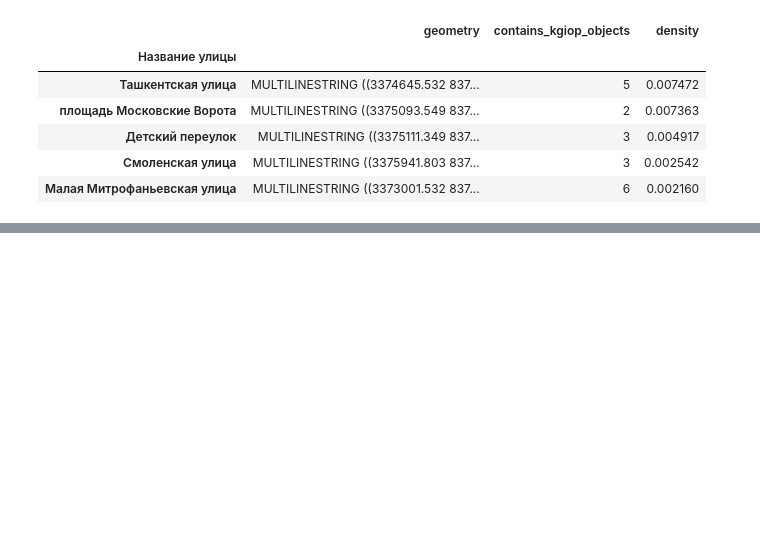
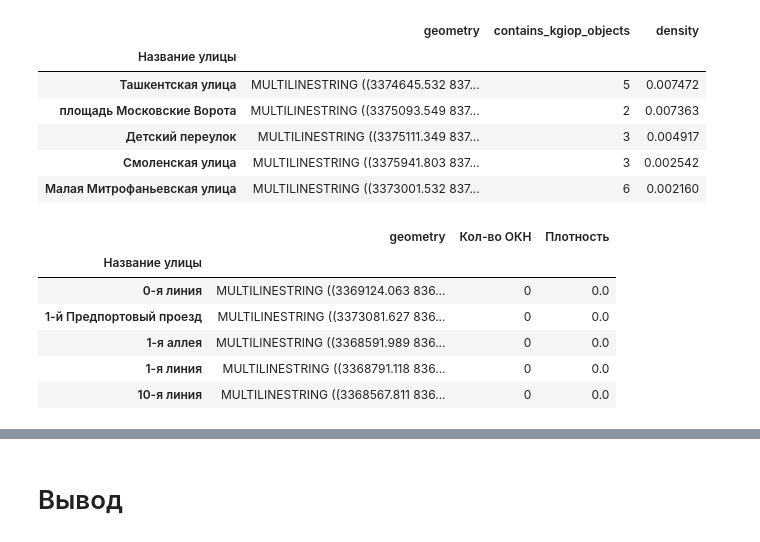
Before and after one commit to Nastpavlova/python-urban, a Jupyter notebook: Зачётное_задание.ipynb, the cells around one changed output, grey strips where cells are left out. Saved outputs shown, nothing was run; the diff lists cells and outputs as text; code cells hidden in the pictures; blank space fills up the shorter version.

```diff
--- a/Зачётное_задание.ipynb
+++ b/Зачётное_задание.ipynb
@@ -274,4 +284,16 @@ gdf_streets.nlargest(5, "density")
 | Детский переулок | MULTILINESTRING ((3375111.349 837... | 3 | 0.004917 |
 | Смоленская улица | MULTILINESTRING ((3375941.803 837... | 3 | 0.002542 |
 | Малая Митрофаньевская улица | MULTILINESTRING ((3373001.532 837... | 6 | 0.002160 |
+# %%
+#переименовываю название столбцов на русские
+gdf_streets.rename(columns = {'contains_kgiop_objects' : 'Кол-во ОКН', 'density' : 'Плотность'}, inplace = True)
+gdf_streets.head()
+# %% [output]
+|  | geometry | Кол-во ОКН | Плотность |
+| Название улицы |  |  |  |
+| 0-я линия | MULTILINESTRING ((3369124.063 836... | 0 | 0.0 |
+| 1-й Предпортовый проезд | MULTILINESTRING ((3373081.627 836... | 0 | 0.0 |
+| 1-я аллея | MULTILINESTRING ((3368591.989 836... | 0 | 0.0 |
+| 1-я линия | MULTILINESTRING ((3368791.118 836... | 0 | 0.0 |
+| 10-я линия | MULTILINESTRING ((3368567.811 836... | 0 | 0.0 |
 # %%
@@ -284,3 +315,5 @@ m
 # %%
 #сохраняю датафрейм gdf_streets в файл streets_with_contains_kgiop.geojson в формате geojson
 gdf_streets.to_file('streets_with_contains_kgiop.geojson', driver='GeoJSON')
+# %% [markdown]
+# Вывод
```
Also changed, not shown: parts of 16 cells of this notebook.
